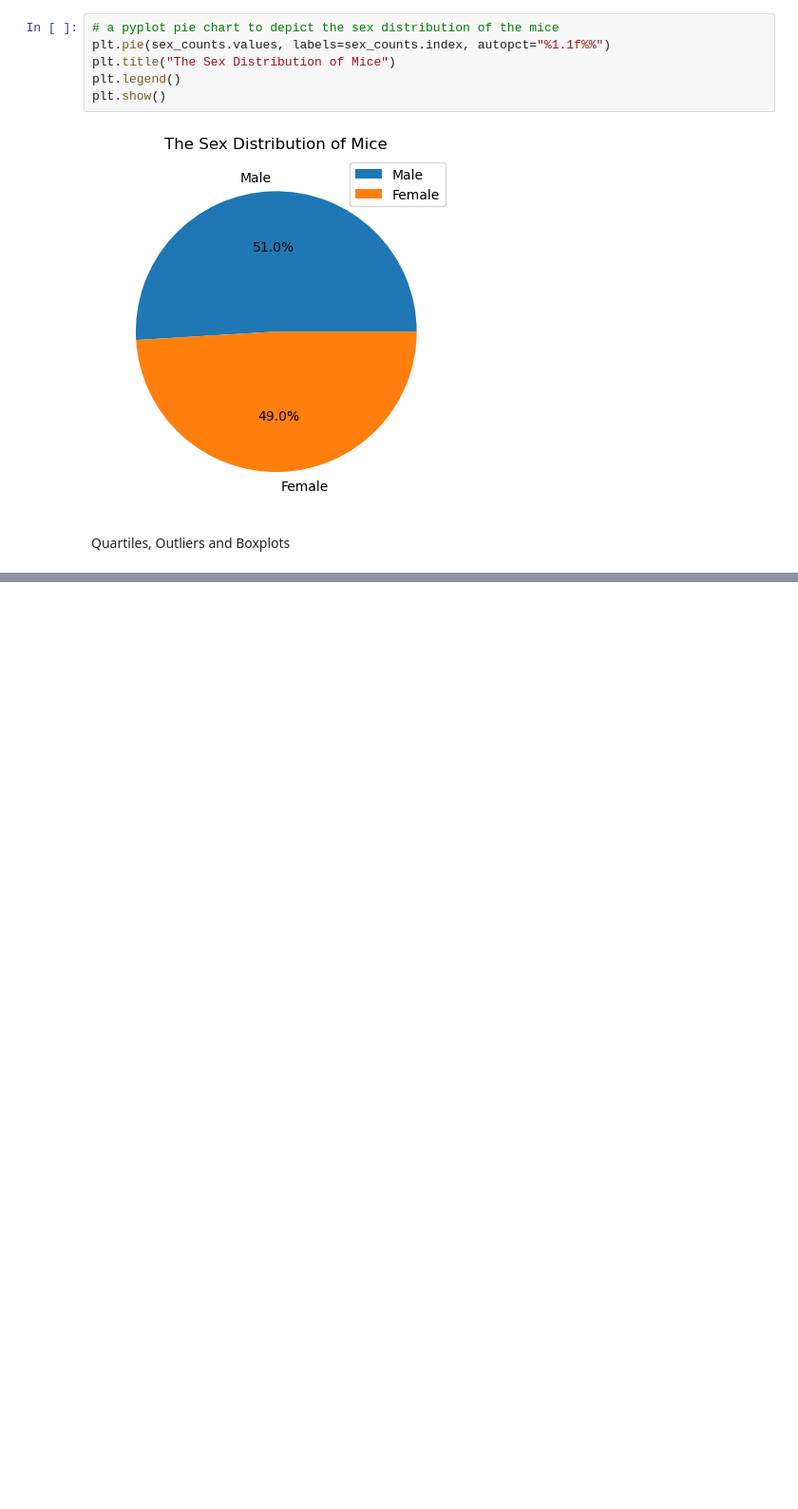
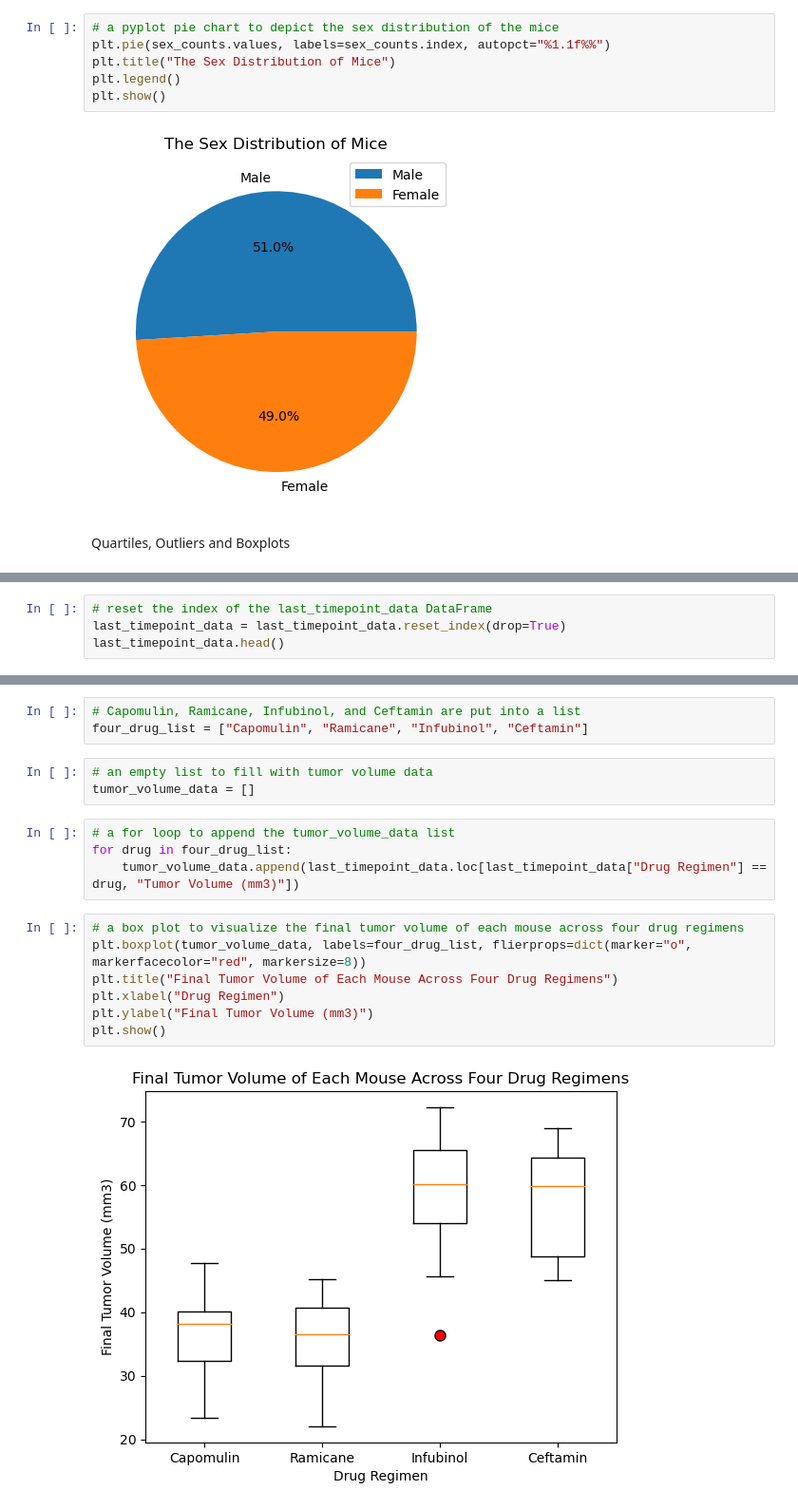
Before and after one commit to gmmarsh/didactic-giggle, a Jupyter notebook: Pymaceuticals/pymaceuticals_final_analysis.ipynb, the cells around one changed output, grey strips where cells are left out. Shown at 95% size. Saved outputs shown, nothing was run; the diff lists cells and outputs as text; blank space fills up the shorter version.

```diff
--- a/Pymaceuticals/pymaceuticals_final_analysis.ipynb
+++ b/Pymaceuticals/pymaceuticals_final_analysis.ipynb
@@ -127,0 +132,4 @@ Quartiles, Outliers and Boxplots
+# %%
+# reset the index of the last_timepoint_data DataFrame
+last_timepoint_data = last_timepoint_data.reset_index(drop=True)
+last_timepoint_data.head()
@@ -127,0 +143,19 @@ Quartiles, Outliers and Boxplots
+# %%
+# Capomulin, Ramicane, Infubinol, and Ceftamin are put into a list
+four_drug_list = ["Capomulin", "Ramicane", "Infubinol", "Ceftamin"]
+# %%
+# an empty list to fill with tumor volume data
+tumor_volume_data = []
+# %%
+# a for loop to append the tumor_volume_data list
+for drug in four_drug_list:
+    tumor_volume_data.append(last_timepoint_data.loc[last_timepoint_data["Drug Regimen"] == drug, "Tumor Volume (mm3)"])
+# %%
+# a box plot to visualize the final tumor volume of each mouse across four drug regimens
+plt.boxplot(tumor_volume_data, labels=four_drug_list, flierprops=dict(marker="o", markerfacecolor="red", markersize=8))
+plt.title("Final Tumor Volume of Each Mouse Across Four Drug Regimens")
+plt.xlabel("Drug Regimen")
+plt.ylabel("Final Tumor Volume (mm3)")
+plt.show()
+# %% [output]
+[figure, added]
```
Also changed, not shown: parts of 6 cells of this notebook.
